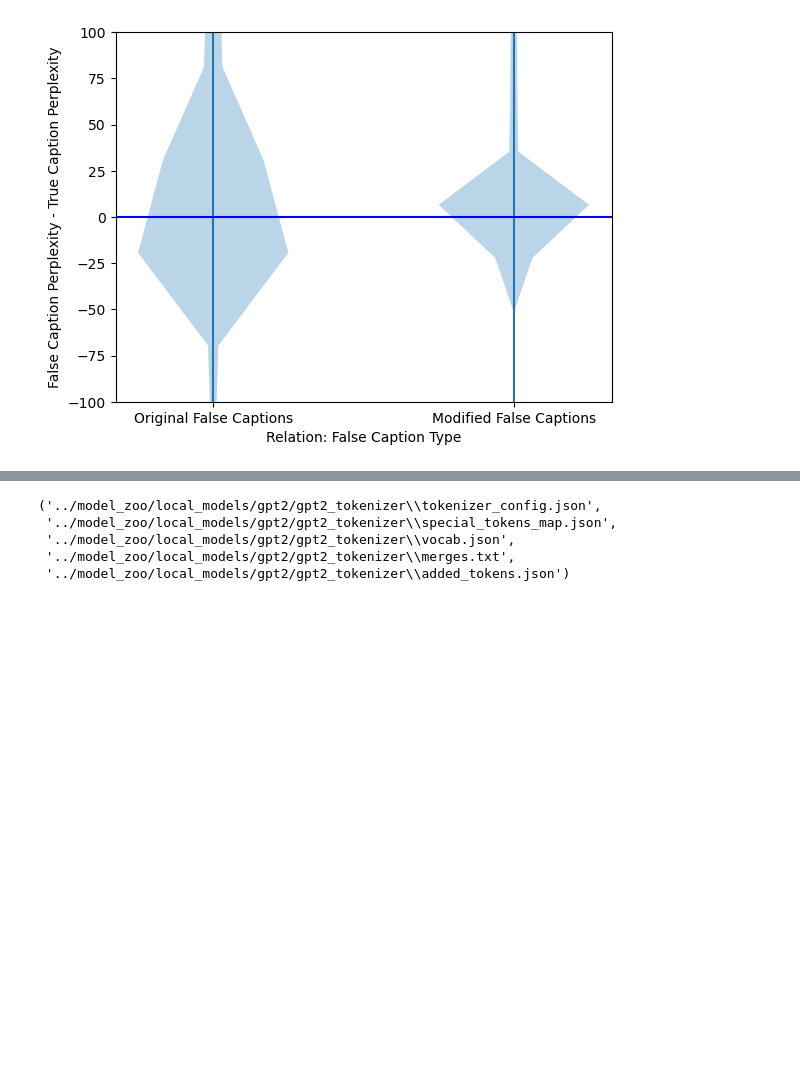
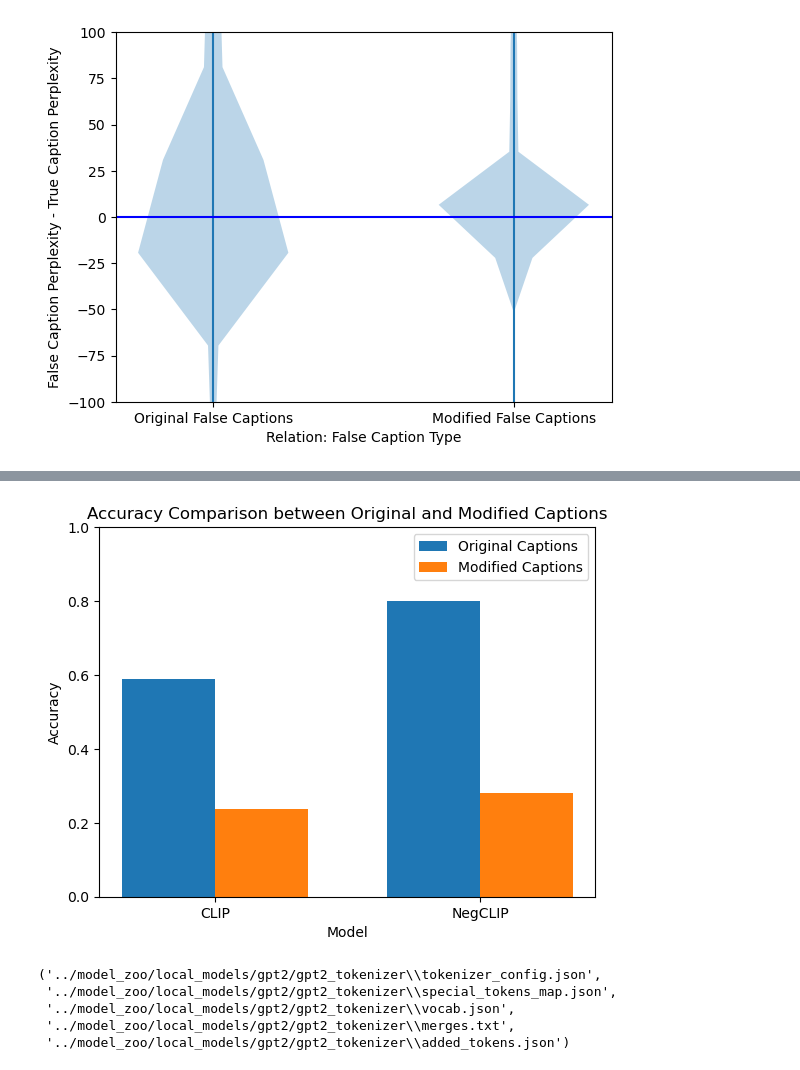
Before and after one commit to ewang-pu/CompVLMs, a Jupyter notebook: vision-language-models-are-bows/notebooks/bias.ipynb, the cells around one changed output, grey strips where cells are left out. Cells and saved outputs as stored; diff of their text form; code cells hidden in the pictures; blank space fills up the shorter version.

```diff
--- a/vision-language-models-are-bows/notebooks/bias.ipynb
+++ b/vision-language-models-are-bows/notebooks/bias.ipynb
@@ -146,3 +208,33 @@ plt.show()
+# %%
+import matplotlib.pyplot as plt
+import numpy as np
+
+# Data
+models = ['CLIP', 'NegCLIP']
+accuracy_original = [0.59, 0.8]  # Accuracy with Original Captions
+accuracy_modified = [0.2383787343, 0.280961588]  # Accuracy with Modified Captions
+
+# Setting the positions and width for the bars
+pos = np.arange(len(models))
+bar_width = 0.35
+
+# Creating the bar plot
+fig, ax = plt.subplots()
+bars1 = ax.bar(pos - bar_width/2, accuracy_original, bar_width, label='Original Captions')
+bars2 = ax.bar(pos + bar_width/2, accuracy_modified, bar_width, label='Modified Captions')
+
+# Adding labels and title
+ax.set_xlabel('Model')
+ax.set_ylabel('Accuracy')
+ax.set_title('Accuracy Comparison between Original and Modified Captions')
+ax.set_xticks(pos)
+ax.set_xticklabels(models)
+ax.legend()
+ax.set_ylim(0, 1.0)
+# Displaying the plot
+plt.show()
+# %% [output]
+[figure, added]
 # %%
 from transformers import GPT2LMHeadModel, GPT2Tokenizer
 
```
Also changed, not shown: parts of 11 cells of this notebook, 17 other files.
